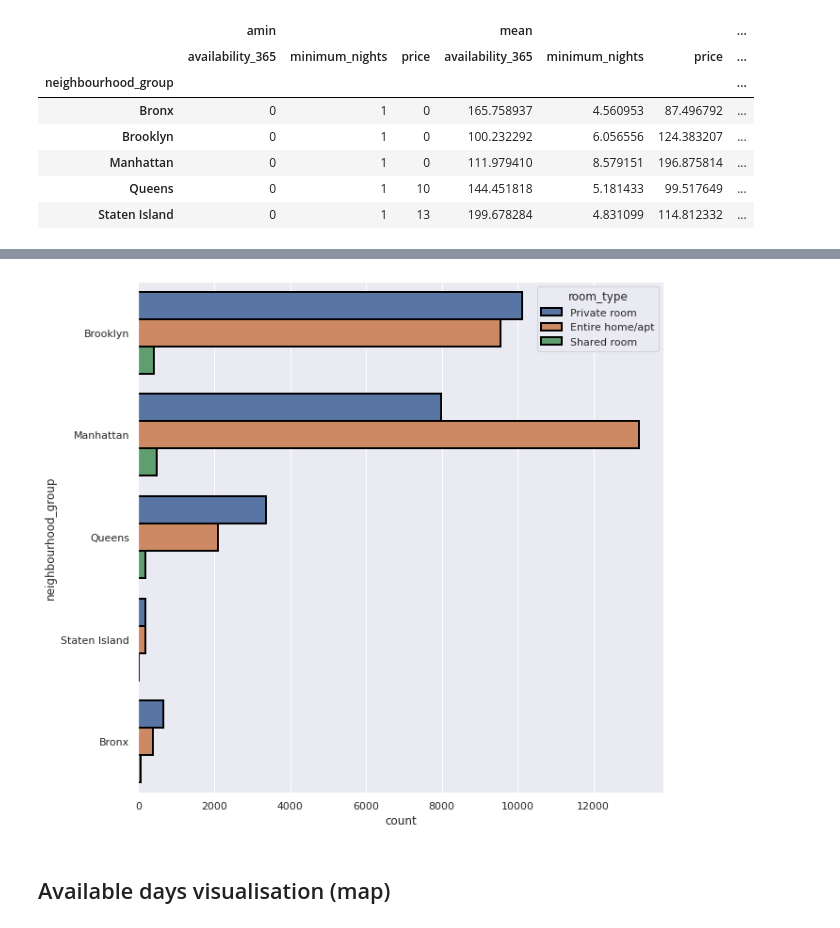
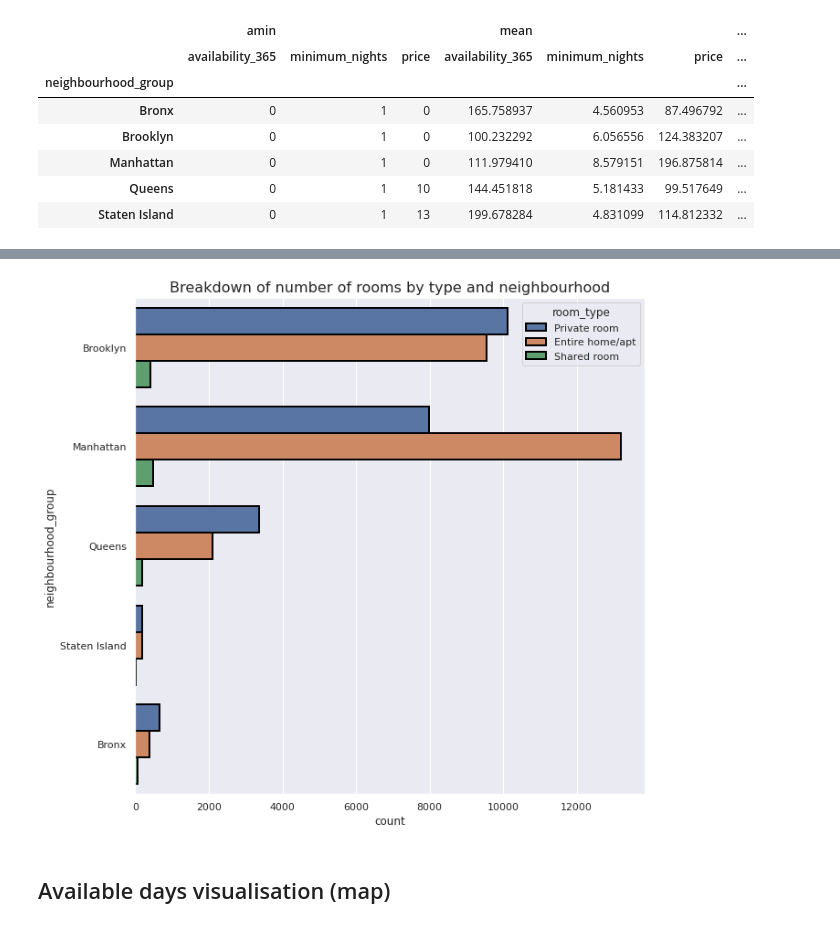
Before and after one commit to CharlBrill89/NYC_AirBnB_Data_2019_Kaggle-, a Jupyter notebook: NYC_Airbnb_EDA.ipynb, the cells around one changed output, grey strips where cells are left out. Drawn from its saved outputs; the diff is of its cells as text; code cells hidden in the pictures.

```diff
--- a/NYC_Airbnb_EDA.ipynb
+++ b/NYC_Airbnb_EDA.ipynb
@@ -287,11 +267,13 @@ ax1.boxplot(df_Manhattan['price'],vert=False,  showfliers=False)     #Lots of ou
 # %%
 plt.figure(figsize=(10,10))
+plt.title('Breakdown of number of rooms by type and neighbourhood', fontsize=16) #'Breakdown of number of rooms by type and neighbourhood')
 ax = sns.countplot(y = df_bookings['neighbourhood_group'],
                    hue = df_bookings['room_type'],
                    edgecolor=(0,0,0),
                    linewidth=2)
+#ax.set_title('Breakdown of number of rooms by type and neighbourhood')
 # %% [output]
-[figure, old version]
+[figure, new version]
 # %% [markdown]
 ## Available days visualisation (map)
 # %%
```
Also changed, not shown: parts of 4 cells of this notebook.
